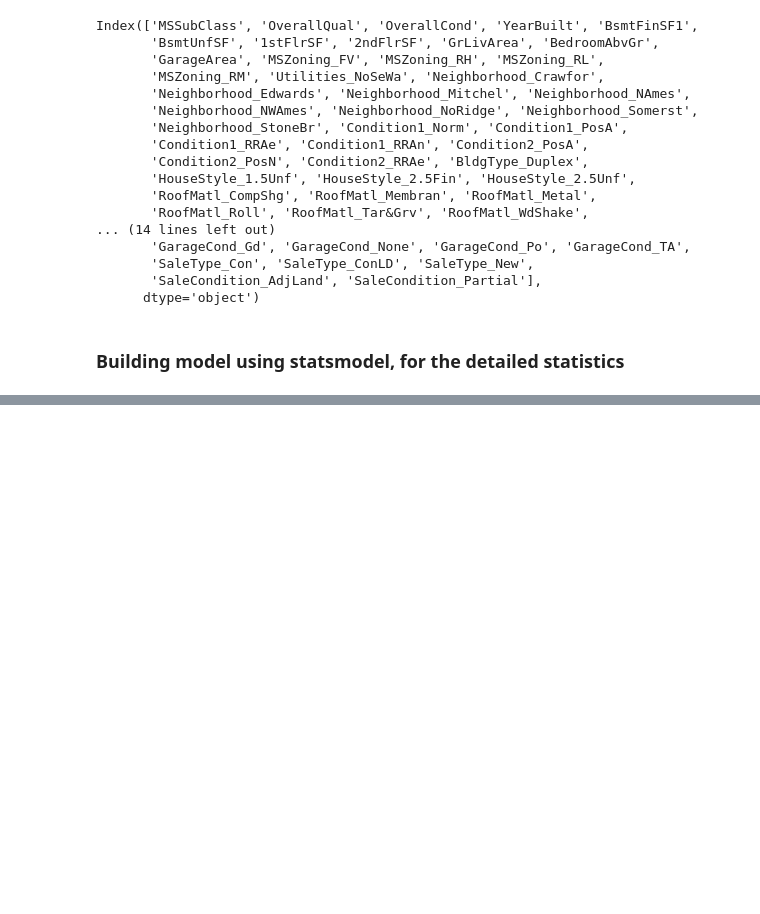
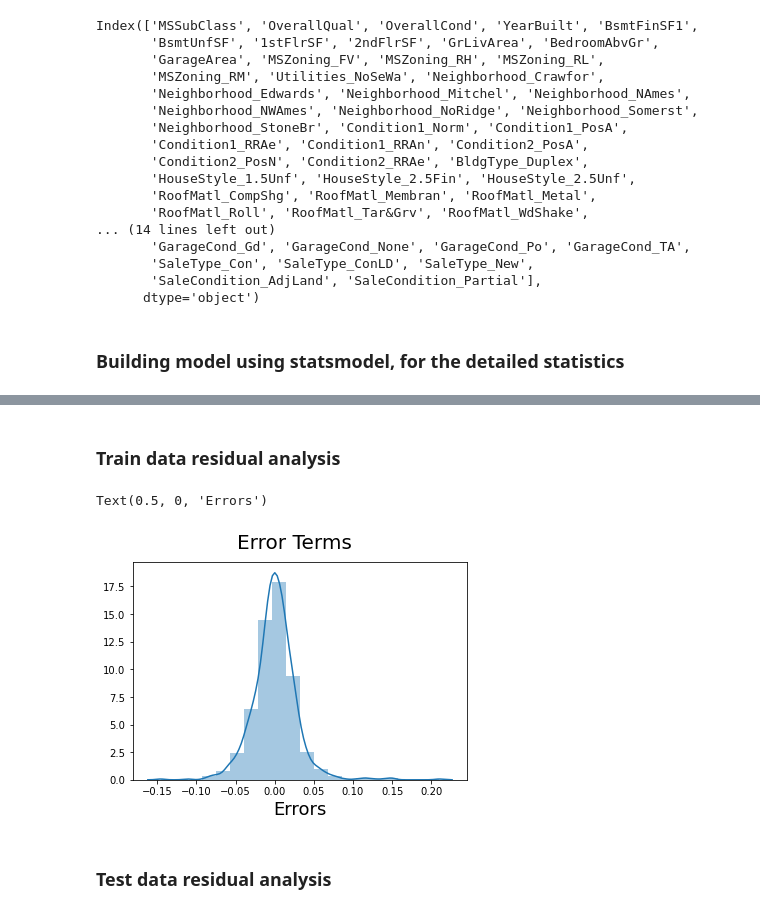
Before and after one commit to Kumaraguru-Muthuraj/_AIML_Code, a Jupyter notebook: _PythonNotebooks/_Course4_Machine_Learning_2/Mod2_Advanced_Regression_Assignment/SurpriseHousingAssignment.ipynb, the cells around one changed output, grey strips where cells are left out. Saved outputs shown, nothing was run; the diff lists cells and outputs as text; code cells hidden in the pictures; blank space fills up the shorter version.

```diff
--- a/_PythonNotebooks/_Course4_Machine_Learning_2/Mod2_Advanced_Regression_Assignment/SurpriseHousingAssignment.ipynb
+++ b/_PythonNotebooks/_Course4_Machine_Learning_2/Mod2_Advanced_Regression_Assignment/SurpriseHousingAssignment.ipynb
@@ -620,0 +620,2 @@ Index(['MSSubClass', 'OverallQual', 'OverallCond', 'YearBuilt', 'BsmtFinSF1',
+# %% [markdown]
+### Train data residual analysis
@@ -620,0 +631,15 @@ Index(['MSSubClass', 'OverallQual', 'OverallCond', 'YearBuilt', 'BsmtFinSF1',
+# %%
+# Importing the required libraries for plots.
+import matplotlib.pyplot as plt
+import seaborn as sns
+%matplotlib inline
+
+# Plot the histogram of the error terms
+fig = plt.figure()
+res = (y_train - y_train_pred)
+sns.distplot(res, bins = 20)
+fig.suptitle('Error Terms', fontsize = 20)                  # Plot heading
+plt.xlabel('Errors', fontsize = 18)
+# %% [output]
+Text(0.5, 0, 'Errors')
+[figure, added]
@@ -621 +651,3 @@ Index(['MSSubClass', 'OverallQual', 'OverallCond', 'YearBuilt', 'BsmtFinSF1',
+# %% [markdown]
+### Test data residual analysis
 # %%
```
Also changed, not shown: parts of 10 cells of this notebook.
